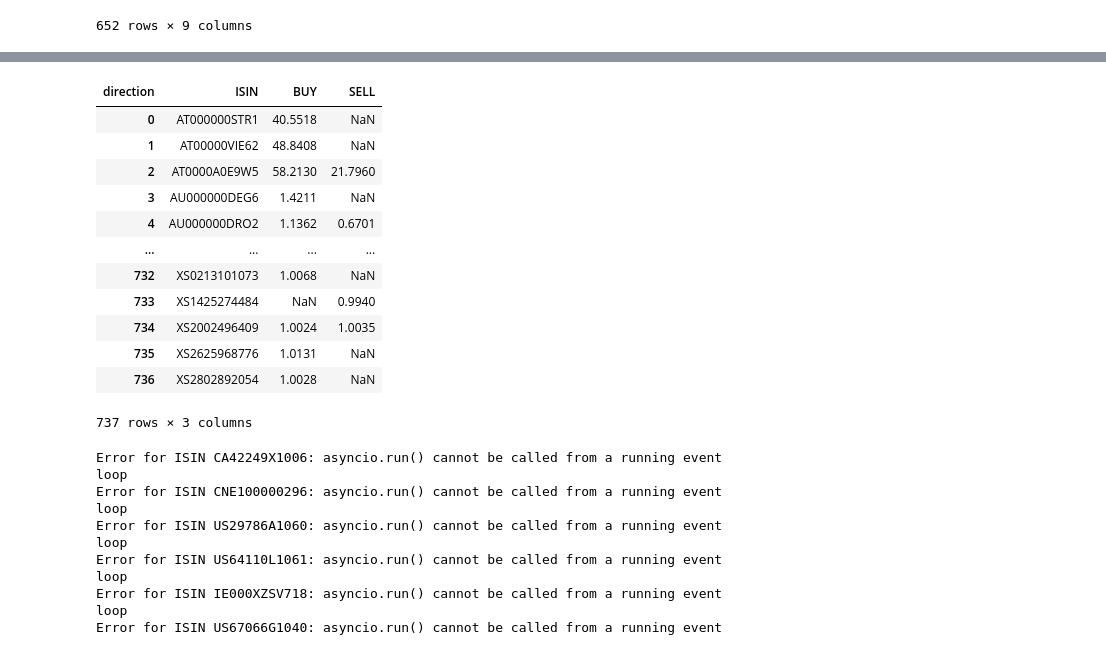
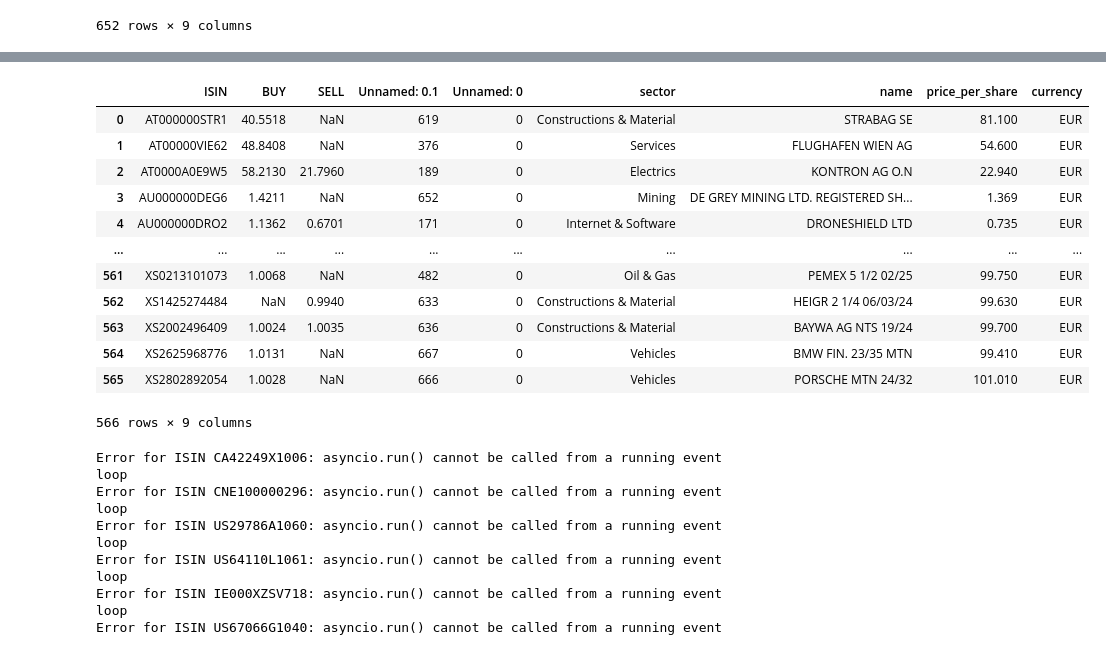
Before and after one commit to CDTMFloMooJaKa/CDTMBackend, a Jupyter notebook: notebooks/data_exploration.ipynb, the cells around one changed output, grey strips where cells are left out. Cells and saved outputs as stored; diff of their text form; code cells hidden in the pictures.

```diff
--- a/notebooks/data_exploration.ipynb
+++ b/notebooks/data_exploration.ipynb
@@ -54,25 +70,25 @@ trading_df[trading_df['direction'] == 'SELL']
 # %%
 test = trading_df.groupby(['ISIN', 'direction'])['executionPrice'].sum()
 
 reshaped = test.unstack(level='direction')
 reshaped.columns = reshaped.columns.get_level_values(0)  # Flatten column index
 reshaped = reshaped.reset_index()
 
-reshaped
+reshaped.merge(pd.read_csv('../data/isin_info.csv'))
 # %% [output]
-| direction | ISIN | BUY | SELL |
-| 0 | AT000000STR1 | 40.5518 | NaN |
-| 1 | AT00000VIE62 | 48.8408 | NaN |
-| 2 | AT0000A0E9W5 | 58.2130 | 21.7960 |
-| 3 | AU000000DEG6 | 1.4211 | NaN |
-| 4 | AU000000DRO2 | 1.1362 | 0.6701 |
-| ... | ... | ... | ... |
-| 732 | XS0213101073 | 1.0068 | NaN |
-| 733 | XS1425274484 | NaN | 0.9940 |
-| 734 | XS2002496409 | 1.0024 | 1.0035 |
-| 735 | XS2625968776 | 1.0131 | NaN |
-| 736 | XS2802892054 | 1.0028 | NaN |
+|  | ISIN | BUY | SELL | Unnamed: 0.1 | Unnamed: 0 | sector | name | price_per_share | currency |
+| 0 | AT000000STR1 | 40.5518 | NaN | 619 | 0 | Constructions & Material | STRABAG SE | 81.100 | EUR |
+| 1 | AT00000VIE62 | 48.8408 | NaN | 376 | 0 | Services | FLUGHAFEN WIEN AG | 54.600 | EUR |
+| 2 | AT0000A0E9W5 | 58.2130 | 21.7960 | 189 | 0 | Electrics | KONTRON AG O.N | 22.940 | EUR |
+| 3 | AU000000DEG6 | 1.4211 | NaN | 652 | 0 | Mining | DE GREY MINING LTD. REGISTERED SH... | 1.369 | EUR |
+| 4 | AU000000DRO2 | 1.1362 | 0.6701 | 171 | 0 | Internet & Software | DRONESHIELD LTD | 0.735 | EUR |
+| ... | ... | ... | ... | ... | ... | ... | ... | ... | ... |
+| 561 | XS0213101073 | 1.0068 | NaN | 482 | 0 | Oil & Gas | PEMEX 5 1/2 02/25 | 99.750 | EUR |
+| 562 | XS1425274484 | NaN | 0.9940 | 633 | 0 | Constructions & Material | HEIGR 2 1/4 06/03/24 | 99.630 | EUR |
+| 563 | XS2002496409 | 1.0024 | 1.0035 | 636 | 0 | Constructions & Material | BAYWA AG NTS 19/24 | 99.700 | EUR |
+| 564 | XS2625968776 | 1.0131 | NaN | 667 | 0 | Vehicles | BMW FIN. 23/35 MTN | 99.410 | EUR |
+| 565 | XS2802892054 | 1.0028 | NaN | 666 | 0 | Vehicles | PORSCHE MTN 24/32 | 101.010 | EUR |
-737 rows × 3 columns
+566 rows × 9 columns
 # %%
 import os
 import sys
```
Also changed, not shown: parts of 1 cell of this notebook, 4 other files.
